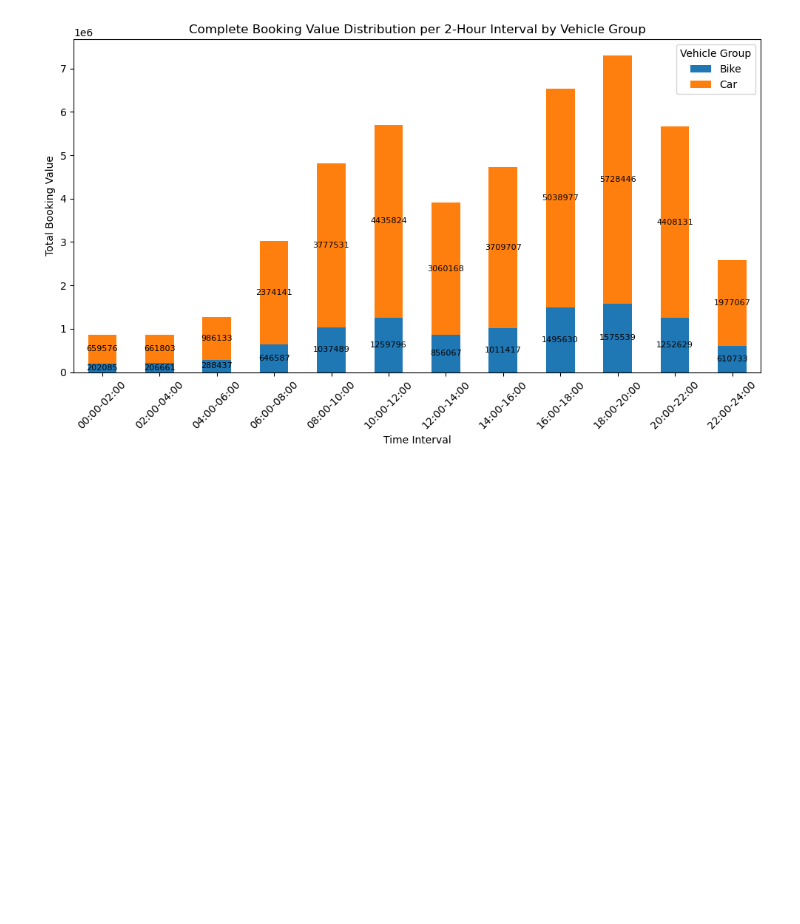
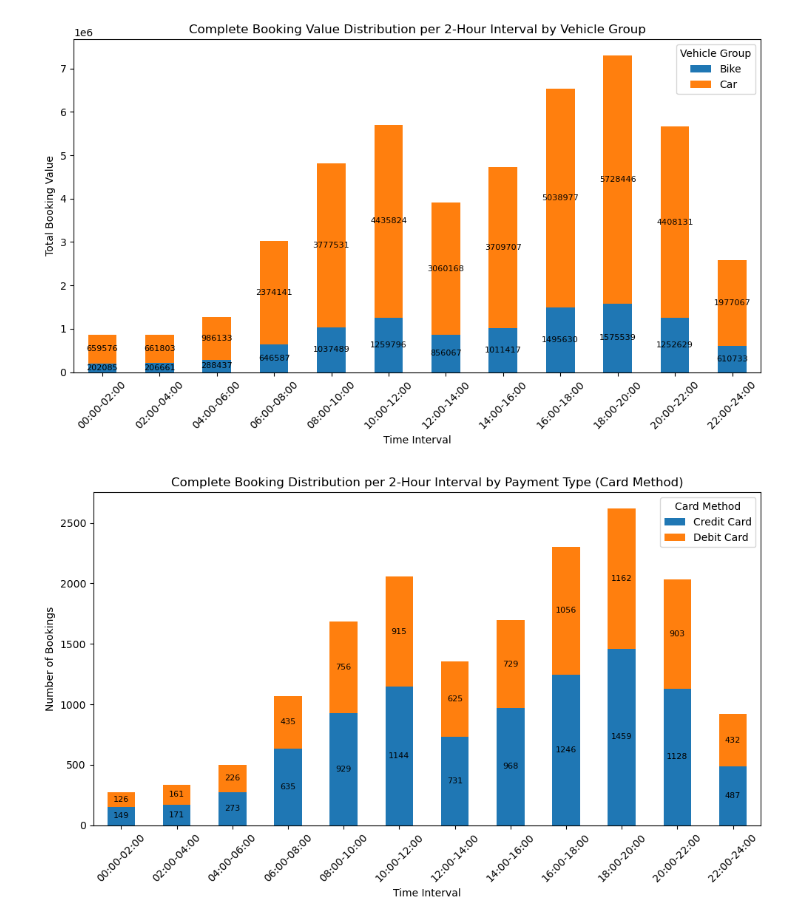
Before and after one commit to FlazeFy2/DS-Uber_Data_Analytics_Dashboard, a Jupyter notebook: exploratory data analysis-bar.ipynb, the cells around one changed output. Cells and saved outputs as stored; diff of their text form; code cells hidden in the pictures; blank space fills up the shorter version.

Commit message:
[DS] Exploratory Data Analysis (EDA) - Stacked Bar Chart Complete Booking Distribution per 2-Hour Interval by Payment Type (Card Method)

```diff
--- a/exploratory data analysis-bar.ipynb
+++ b/exploratory data analysis-bar.ipynb
@@ -596,3 +596,51 @@ plt.tight_layout()
 plt.show()
 # %% [output]
 [figure]
+# %%
+import pandas as pd
+import matplotlib.pyplot as plt
+
+# Dataset
+# Exploratory Data Analysis (EDA) - Stacked Bar Chart Complete Booking Distribution per 2-Hour Interval by Payment Type (Card Method)
+df = pd.read_csv("ncr_ride_bookings.csv")
+
+# Convert Time column to datetime
+df["Time"] = pd.to_datetime(df["Time"], format="%H:%M:%S")
+
+# Extract hour
+df["Hour"] = df["Time"].dt.hour
+
+# Take Completed Booking and Card Method Payment
+df = df[df["Booking Status"] == "Completed"]
+df = df[(df["Payment Method"] == "Debit Card") | (df["Payment Method"] == "Credit Card")]
+
+# Define 2-hour bins and labels
+bins = list(range(0, 25, 2))
+labels = [f"{str(h).zfill(2)}:00-{str(h+2).zfill(2)}:00" for h in bins[:-1]]
+
+# Group between 2-hour intervals
+df["Time Group"] = pd.cut(df["Hour"], bins=bins, labels=labels, right=False)
+
+# Count bookings per interval separated by Payment Method
+time_counts = df.groupby(["Time Group", "Payment Method"], observed=False).size().unstack(fill_value=0)
+
+# Stacked Bar Chart
+plt.figure(figsize=(10, 6))
+ax = time_counts.plot(kind="bar", stacked=True, ax=plt.gca())
+# Add label for each stack
+for i, (index, row) in enumerate(time_counts.iterrows()):
+    cumulative = 0
+    for payment_type, value in row.items():
+        if value > 0:
+            plt.text(i, cumulative + value / 2, str(value),
+                     ha='center', va='center', fontsize=8, color="black")
+            cumulative += value
+plt.title("Complete Booking Distribution per 2-Hour Interval by Payment Type (Card Method)")
+plt.xlabel("Time Interval")
+plt.ylabel("Number of Bookings")
+plt.xticks(rotation=45)
+plt.legend(title="Card Method")
+plt.tight_layout()
+plt.show()
+# %% [output]
+[figure, added]
```
Also changed, not shown: 1 other file.
